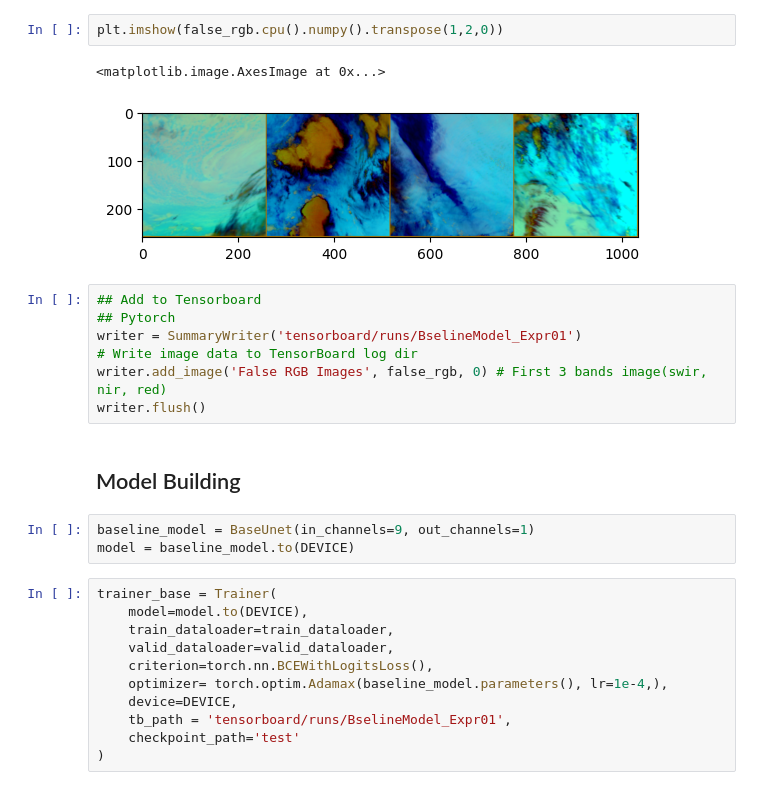
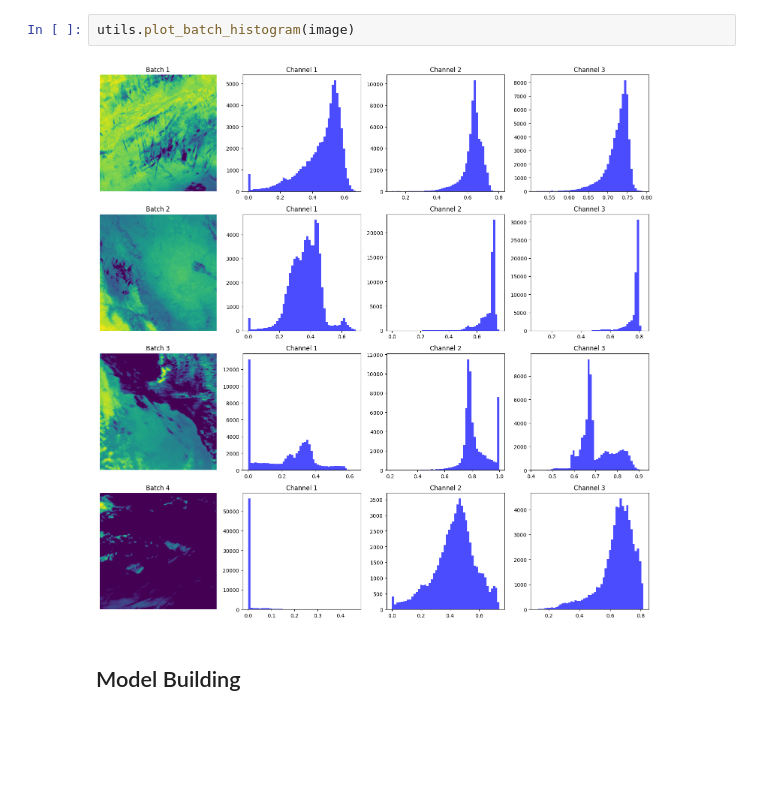
Before and after one commit to kaykaushal/contrails_detection, a Jupyter notebook: notebooks/Contrails_Prototype_01.ipynb, the cells around one changed output. Drawn from its saved outputs; the diff is of its cells as text; blank space fills up the shorter version.

```diff
--- a/notebooks/Contrails_Prototype_01.ipynb
+++ b/notebooks/Contrails_Prototype_01.ipynb
@@ -80,28 +161,6 @@ torch.Size([3, 260, 1034])
-# %%
-plt.imshow(false_rgb.cpu().numpy().transpose(1,2,0))
-# %% [output]
-<matplotlib.image.AxesImage at 0x...>
-[figure, removed]
-# %%
-## Add to Tensorboard
-## Pytorch
-writer = SummaryWriter('tensorboard/runs/BselineModel_Expr01')
-# Write image data to TensorBoard log dir
-writer.add_image('False RGB Images', false_rgb, 0) # First 3 bands image(swir, nir, red)
-writer.flush()
+# %%
+utils.plot_batch_histogram(image)
+# %% [output]
+[figure, added]
 # %% [markdown]
 ## Model Building
-# %%
-baseline_model = BaseUnet(in_channels=9, out_channels=1)
-model = baseline_model.to(DEVICE)
-# %%
-trainer_base = Trainer(
-    model=model.to(DEVICE),
-    train_dataloader=train_dataloader,
-    valid_dataloader=valid_dataloader,
-    criterion=torch.nn.BCEWithLogitsLoss(),
-    optimizer= torch.optim.Adamax(baseline_model.parameters(), lr=1e-4,),
-    device=DEVICE,
-    tb_path = 'tensorboard/runs/BselineModel_Expr01',
-    checkpoint_path='test'
-)
```
Also changed, not shown: parts of 33 cells of this notebook, 14 other files.
